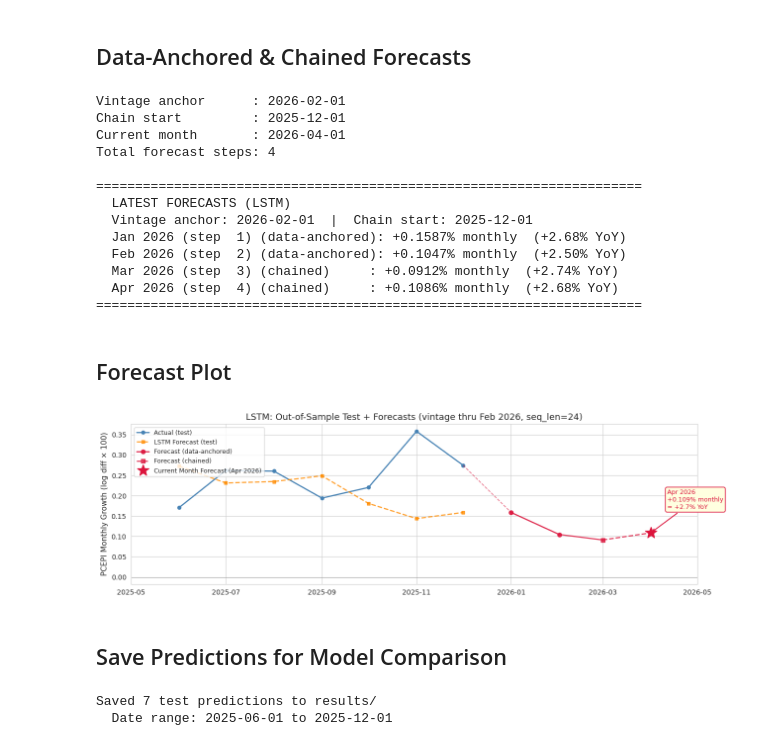
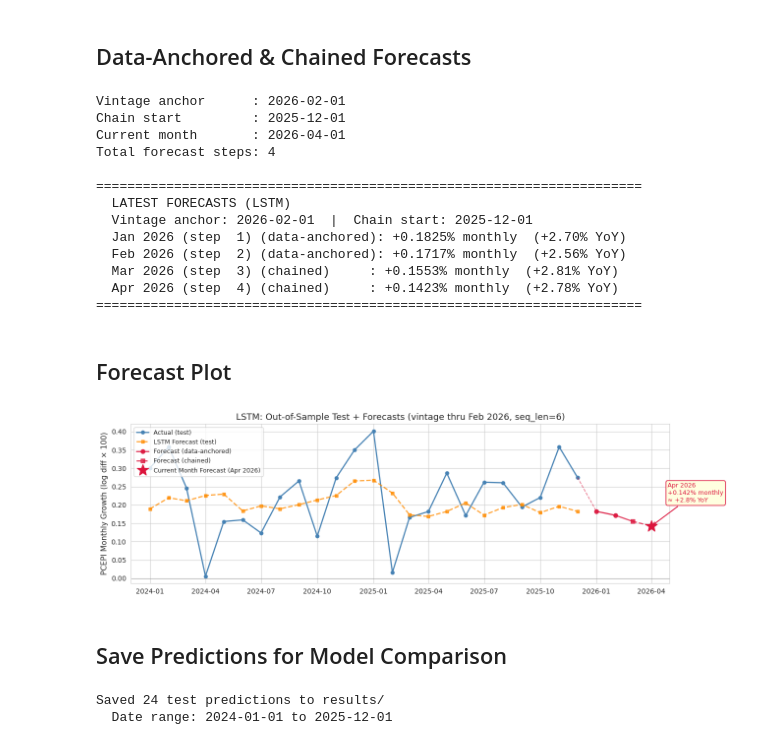
Before and after one commit to Holmes-rgb/Macro-Econ-ML, a Jupyter notebook: notebooks/inflation_forecasting_rnn.ipynb, the cells around one changed output. Saved outputs shown, nothing was run; the diff lists cells and outputs as text; code cells hidden in the pictures.

```diff
--- a/notebooks/inflation_forecasting_rnn.ipynb
+++ b/notebooks/inflation_forecasting_rnn.ipynb
@@ -24,14 +24,19 @@ from fred_md_utils import (
 configure_plots()
 VINTAGE_DIR, RESULTS_DIR = default_paths()
 
+# Reproducibility — must be set before any TF/Keras objects are created
+tf.random.set_seed(42)
+np.random.seed(42)
+
 # ── Parameters ──────────────────────────────────────────────────────────────
-SEQ_LEN       = 24    # months of history fed to the LSTM at each step
-LSTM_UNITS    = 64    # hidden units in the LSTM layer
-DROPOUT       = 0.2   # recurrent dropout rate
-EPOCHS        = 200   # max training epochs (EarlyStopping will cut this short)
-BATCH_SIZE    = 16
-PATIENCE      = 20    # EarlyStopping patience
-LEARNING_RATE = 1e-3
+SEQ_LEN       = 6    # months of history fed to the LSTM at each step
+LSTM_UNITS    = 32   # hidden units in the LSTM layer
+DROPOUT       = 0.3  # dropout rate on LSTM inputs
+EPOCHS        = 300  # max training epochs (EarlyStopping will cut this short)
+BATCH_SIZE    = 8    # small batches = more updates per epoch, better for small n
+PATIENCE      = 30   # EarlyStopping patience
+LEARNING_RATE = 3e-4 # lower LR reduces overshooting on small datasets
+TOP_K         = 20   # SelectKBest pre-filter: keep top-K features before LSTM
 
 print(f"TensorFlow version : {tf.__version__}")
 print(f"GPU available      : {bool(tf.config.list_physical_devices('GPU'))}")
@@ -323,7 +423,6 @@ df_feat, _ = load_fred_md_file(vintage_file)
 df_feat = df_feat.ffill().bfill()
 
 TARGET_FEATURE   = 'PCEPI'
-pcepi_idx        = feature_names.index(TARGET_FEATURE)
 anchor_date      = df_feat.index.max()
 current_month    = pd.Timestamp(datetime.date.today().replace(day=1))
 chain_start_date = y_test.index.max()   # last test observation
@@ -343,7 +442,7 @@ train_medians = X_train.median()
 
 # --- Initialize buffer: last SEQ_LEN unscaled rows up to chain_start_date ---
 # Combine val + test unscaled features; take last SEQ_LEN rows (ending at chain_start_date).
-X_hist_unscaled = np.vstack([X_val.values, X_test.values])
+X_hist_unscaled = np.vstack([X_val_sel, X_test_sel])
 buffer_unscaled  = X_hist_unscaled[-SEQ_LEN:].copy()   # (SEQ_LEN, n_features)
 
 # PCEPI monthly growth from vintage (for YoY calculation and anchored updates)
@@ -357,8 +456,8 @@ forecast_rows = []
 
 for step in range(1, total_forecast_steps + 1):
     # Scale buffer at prediction time, reshape, and predict
-    buf_scaled = scaler.transform(buffer_unscaled)                 # (SEQ_LEN, n_features)
-    X_seq      = buf_scaled.reshape(1, SEQ_LEN, len(feature_names))
+    buf_scaled = scaler.transform(buffer_unscaled)                 # (SEQ_LEN, TOP_K)
+    X_seq      = buf_scaled.reshape(1, SEQ_LEN, TOP_K)
     pred       = float(forecaster.predict(X_seq)[0])
 
     forecast_date = chain_start_date + pd.DateOffset(months=step)
@@ -391,13 +490,15 @@ for step in range(1, total_forecast_steps + 1):
 
     # Update buffer: use actual vintage row if available, else chain PCEPI from pred
     if is_anchored:
-        new_row = (df_feat.reindex(columns=feature_names)
+        raw_row = (df_feat.reindex(columns=feature_names)
                           .loc[forecast_date]
                           .fillna(train_medians)
-                          .values.copy())
+                          .values.reshape(1, -1))
+        new_row = selector.transform(raw_row).flatten()
     else:
-        new_row             = buffer_unscaled[-1].copy()
-        new_row[pcepi_idx]  = pred   # advance PCEPI to predicted monthly growth
+        new_row = buffer_unscaled[-1].copy()
+        if pcepi_idx_sel is not None:
+            new_row[pcepi_idx_sel] = pred   # advance PCEPI to predicted monthly growth
 
     buffer_unscaled = np.vstack([buffer_unscaled[1:], new_row.reshape(1, -1)])
 
@@ -424,10 +525,10 @@ Total forecast steps: 4
 ======================================================================
   LATEST FORECASTS (LSTM)
   Vintage anchor: 2026-02-01  |  Chain start: 2025-12-01
-  Jan 2026 (step  1) (data-anchored): +0.1587% monthly  (+2.68% YoY)
-  Feb 2026 (step  2) (data-anchored): +0.1047% monthly  (+2.50% YoY)
-  Mar 2026 (step  3) (chained)     : +0.0912% monthly  (+2.74% YoY)
-  Apr 2026 (step  4) (chained)     : +0.1086% monthly  (+2.68% YoY)
+  Jan 2026 (step  1) (data-anchored): +0.1825% monthly  (+2.70% YoY)
+  Feb 2026 (step  2) (data-anchored): +0.1717% monthly  (+2.56% YoY)
+  Mar 2026 (step  3) (chained)     : +0.1553% monthly  (+2.81% YoY)
+  Apr 2026 (step  4) (chained)     : +0.1423% monthly  (+2.78% YoY)
 ======================================================================
 # %% [markdown]
 ## Forecast Plot
@@ -435,14 +536,14 @@ Total forecast steps: 4
 fig, ax = plt.subplots(figsize=(13, 4))
 
 # Test actuals + LSTM test predictions
-ax.plot(y_test.index, y_test_seq,  'o-', label='Actual (test)',
+ax.plot(y_test.index, y_test.values, 'o-', label='Actual (test)',
         linewidth=1.8, markersize=5, color='steelblue')
-ax.plot(y_test.index, y_test_pred, 's--', label='LSTM Forecast (test)',
+ax.plot(y_test.index, y_test_pred,   's--', label='LSTM Forecast (test)',
         linewidth=1.8, alpha=0.8, markersize=5, color='darkorange')
 
 # Connector from last test obs to first forecast step
 ax.plot([y_test.index[-1], forecast_df.iloc[0]['date']],
-        [y_test_seq[-1],   forecast_df.iloc[0]['forecast']],
+        [y_test.values[-1], forecast_df.iloc[0]['forecast']],
         '--', color='crimson', linewidth=1.2, alpha=0.6)
 
 # Data-anchored vs chained forecast segments
@@ -461,34 +562,34 @@ if not anchored_df.empty and not chained_df.empty:
     ax.plot([anchored_df.iloc[-1]['date'], chained_df.iloc[0]['date']],
             [anchored_df.iloc[-1]['forecast'], chained_df.iloc[0]['forecast']],
             '-', color='crimson', linewidth=1.8, alpha=0.8)
 
 # Star on current-month forecast
 last_row  = forecast_df.iloc[-1]
 yoy_label = (f"\u2248 {last_row['yoy_equivalent']:+.1f}% YoY"
              if not np.isnan(last_row['yoy_equivalent']) else '')
 ax.plot(last_row['date'], last_row['forecast'],
         '*', color='crimson', markersize=18, zorder=5,
         label=f"Current Month Forecast ({last_row['date'].strftime('%b %Y')})")
 ax.annotate(
     f"{last_row['date'].strftime('%b %Y')}\n{last_row['forecast']:+.3f}% monthly\n{yoy_label}",
     xy=(last_row['date'], last_row['forecast']),
     xytext=(24, 35), textcoords='offset points', fontsize=9, color='crimson',
     arrowprops=dict(arrowstyle='->', color='crimson', lw=1.4),
     bbox=dict(boxstyle='round,pad=0.3', fc='lightyellow', ec='crimson', lw=1.1),
 )
 
 ax.axhline(0, color='grey', linewidth=0.5)
 ax.set_title(f'LSTM: Out-of-Sample Test + Forecasts '
              f'(vintage thru {anchor_date.strftime("%b %Y")}, seq_len={SEQ_LEN})')
 ax.set_ylabel('PCEPI Monthly Growth (log diff \u00d7 100)')
 ax.legend(loc='upper left', fontsize=9)
 ax.xaxis.set_major_formatter(mdates.DateFormatter('%Y-%m'))
 ax.set_xlim(left=y_test.index.min() - pd.DateOffset(months=1),
             right=forecast_df['date'].max() + pd.DateOffset(months=1))
 fig.tight_layout()
 plt.show()
 # %% [output]
-[figure, old version]
+[figure, new version]
 # %% [markdown]
 ## Save Predictions for Model Comparison
 # %%
@@ -499,10 +600,10 @@ test_dates_seq = y_test.index   # fully aligned — one prediction per test obs
 
 np.save('results/rnn_preds.npy',       y_test_pred)
 np.save('results/rnn_dates.npy',       np.array(test_dates_seq, dtype='datetime64[ns]'))
-np.save('results/rnn_actuals.npy',     y_test_seq)
+np.save('results/rnn_actuals.npy',     y_test.values)  # raw pp, not z-scored
 
 print(f"Saved {len(y_test_pred)} test predictions to results/")
 print(f"  Date range: {test_dates_seq.min().date()} to {test_dates_seq.max().date()}")
 # %% [output]
-Saved 7 test predictions to results/
-  Date range: 2025-06-01 to 2025-12-01
+Saved 24 test predictions to results/
+  Date range: 2024-01-01 to 2025-12-01
```
Also changed, not shown: parts of 13 cells of this notebook.
